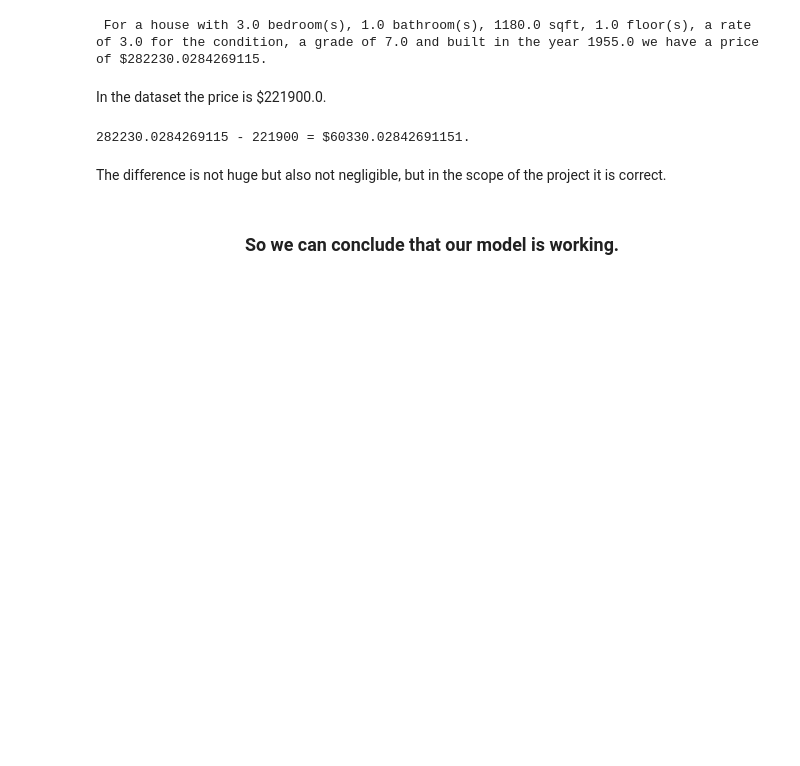
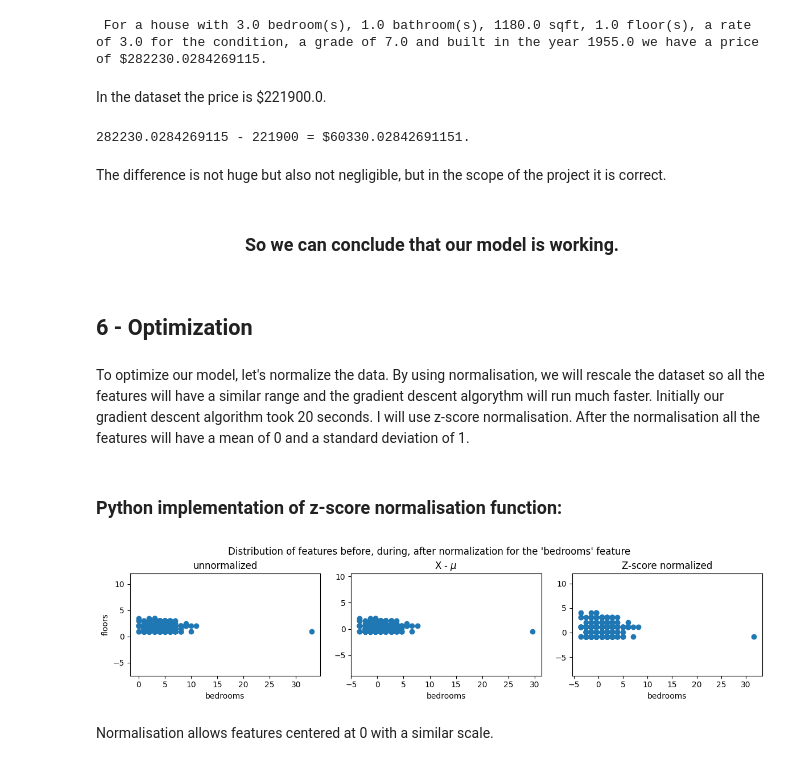
Before and after one commit to sorayapnblm/HousePricePredictionLinearRegression, a Jupyter notebook: notebook.ipynb, the cells around one changed output. Saved outputs shown, nothing was run; the diff lists cells and outputs as text; code cells hidden in the pictures; blank space fills up the shorter version.

```diff
--- a/notebook.ipynb
+++ b/notebook.ipynb
@@ -417,3 +433,11 @@ The difference is not huge but also not negligible, but in the scope of the proj
         So we can conclude that our model is working.
     </h3>
 </center>
+# %% [markdown]
+<h2>6 - Optimization</h2>
+# %% [markdown]
+To optimize our model, let's normalize the data.
+By using normalisation, we will rescale the dataset so all the features will have a similar range and the gradient descent algorythm will run much faster. Initially our gradient descent algorithm took 20 seconds.
+I will use z-score normalisation. After the normalisation all the features will have a mean of 0 and a standard deviation of 1.
+# %% [markdown]
+<h3>Python implementation of z-score normalisation function:</h3>
@@ -419,0 +450,28 @@ The difference is not huge but also not negligible, but in the scope of the proj
+# %%
+mu     = np.mean(X_train,axis=0)
+sigma  = np.std(X_train,axis=0)
+X_mean = (X_train - mu)
+X_norm = (X_train - mu)/sigma
+
+fig,ax=plt.subplots(1, 3, figsize=(12, 3))
+ax[0].scatter(X_train[:,0], X_train[:,3])
+ax[0].set_xlabel(X_features[0]); ax[0].set_ylabel(X_features[3]);
+ax[0].set_title("unnormalized")
+ax[0].axis('equal')
+
+ax[1].scatter(X_mean[:,0], X_mean[:,3])
+ax[1].set_xlabel(X_features[0]); ax[0].set_ylabel(X_features[3]);
+ax[1].set_title(r"X - $\mu$")
+ax[1].axis('equal')
+
+ax[2].scatter(X_norm[:,0], X_norm[:,3])
+ax[2].set_xlabel(X_features[0]); ax[0].set_ylabel(X_features[3]);
+ax[2].set_title(r"Z-score normalized")
+ax[2].axis('equal')
+plt.tight_layout(rect=[0, 0.03, 1, 0.95])
+fig.suptitle("Distribution of features before, during, after normalization for the 'bedrooms' feature")
+plt.show()
+# %% [output]
+[figure, added]
+# %% [markdown]
+Normalisation allows features centered at 0 with a similar scale.
```
Also changed, not shown: parts of 28 cells of this notebook.
